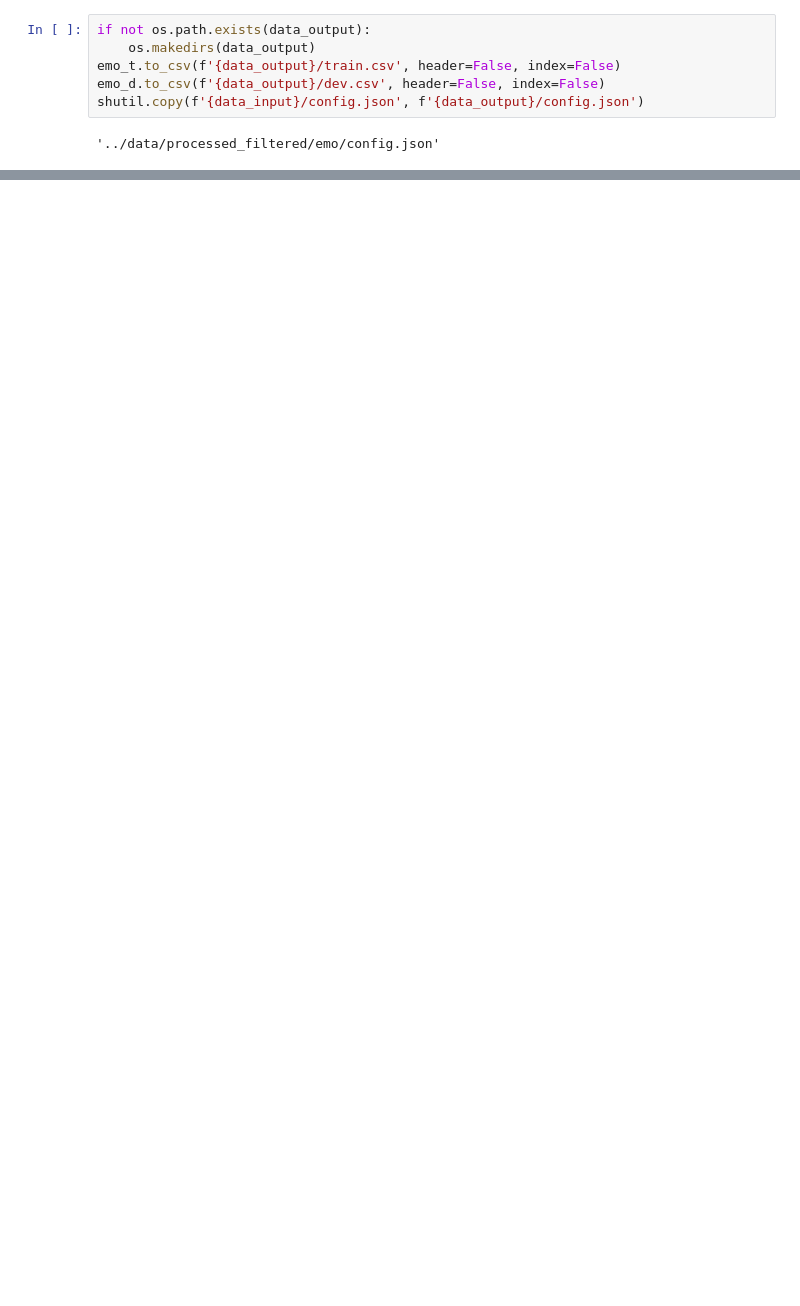
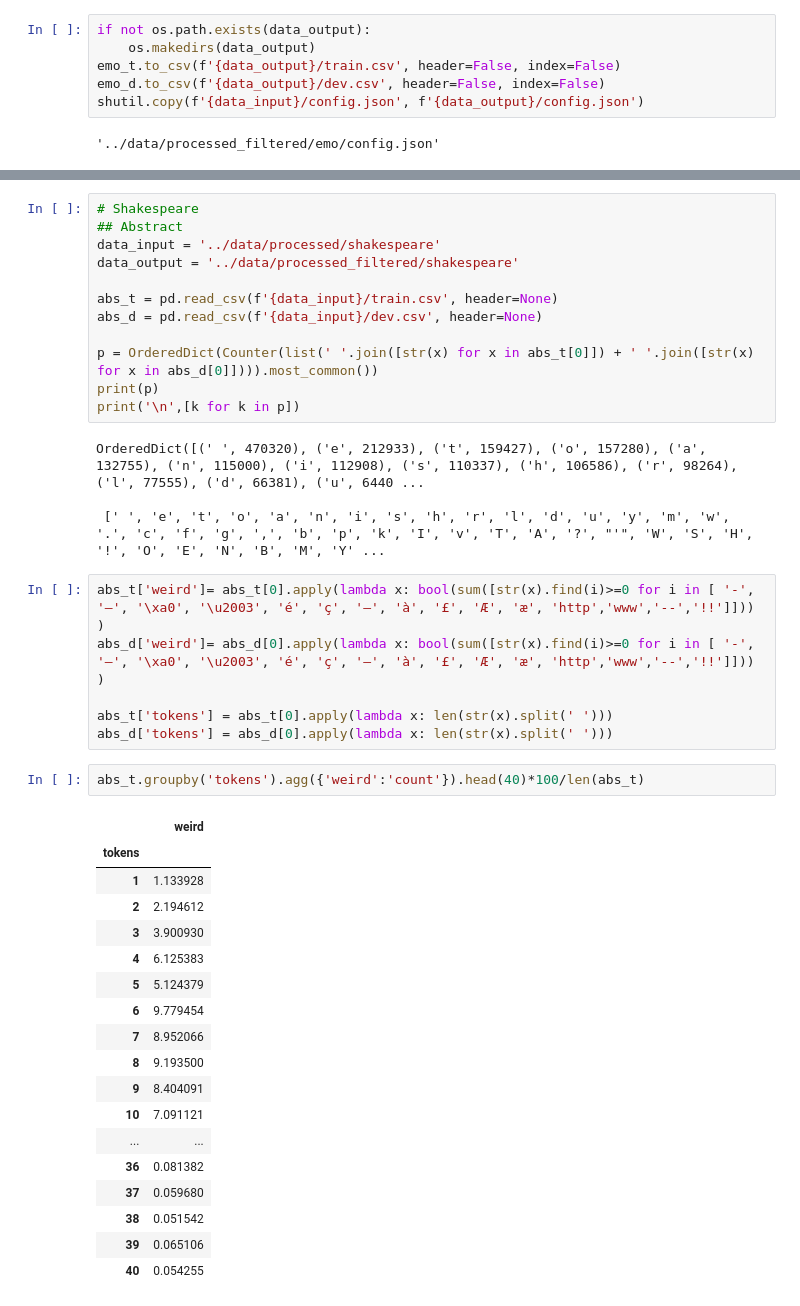
Before and after one commit to nuwandavek/marvin, a Jupyter notebook: ml/notebooks/JointModel_dataprep.ipynb, the cells around one changed output, grey strips where cells are left out. Drawn from its saved outputs; the diff is of its cells as text; blank space fills up the shorter version.

```diff
--- a/ml/notebooks/JointModel_dataprep.ipynb
+++ b/ml/notebooks/JointModel_dataprep.ipynb
@@ -547,0 +791,43 @@ shutil.copy(f'{data_input}/config.json', f'{data_output}/config.json')
+# %%
+# Shakespeare
+## Abstract
+data_input = '../data/processed/shakespeare'
+data_output = '../data/processed_filtered/shakespeare'
+
+abs_t = pd.read_csv(f'{data_input}/train.csv', header=None)
+abs_d = pd.read_csv(f'{data_input}/dev.csv', header=None)
+
+p = OrderedDict(Counter(list(' '.join([str(x) for x in abs_t[0]]) + ' '.join([str(x) for x in abs_d[0]]))).most_common())
+print(p)
+print('\n',[k for k in p])
+# %% [output]
+OrderedDict([(' ', 470320), ('e', 212933), ('t', 159427), ('o', 157280), ('a', 132755), ('n', 115000), ('i', 112908), ('s', 110337), ('h', 106586), ('r', 98264), ('l', 77555), ('d', 66381), ('u', 6440 ...
+
+ [' ', 'e', 't', 'o', 'a', 'n', 'i', 's', 'h', 'r', 'l', 'd', 'u', 'y', 'm', 'w', '.', 'c', 'f', 'g', ',', 'b', 'p', 'k', 'I', 'v', 'T', 'A', '?', "'", 'W', 'S', 'H', '!', 'O', 'E', 'N', 'B', 'M', 'Y' ...
+# %%
+abs_t['weird']= abs_t[0].apply(lambda x: bool(sum([str(x).find(i)>=0 for i in [ '-', '—', '\xa0', '\u2003', 'é', 'ç', '–', 'à', '£', 'Æ', 'æ', 'http','www','--','!!']])) )
+abs_d['weird']= abs_d[0].apply(lambda x: bool(sum([str(x).find(i)>=0 for i in [ '-', '—', '\xa0', '\u2003', 'é', 'ç', '–', 'à', '£', 'Æ', 'æ', 'http','www','--','!!']])) )
+
+abs_t['tokens'] = abs_t[0].apply(lambda x: len(str(x).split(' ')))
+abs_d['tokens'] = abs_d[0].apply(lambda x: len(str(x).split(' ')))
+# %%
+abs_t.groupby('tokens').agg({'weird':'count'}).head(40)*100/len(abs_t)
+# %% [output]
+|  | weird |
+| tokens |  |
+| 1 | 1.133928 |
+| 2 | 2.194612 |
+| 3 | 3.900930 |
+| 4 | 6.125383 |
+| 5 | 5.124379 |
+| 6 | 9.779454 |
+| 7 | 8.952066 |
+| 8 | 9.193500 |
+| 9 | 8.404091 |
+| 10 | 7.091121 |
+| ... | ... |
+| 36 | 0.081382 |
+| 37 | 0.059680 |
+| 38 | 0.051542 |
+| 39 | 0.065106 |
+| 40 | 0.054255 |
```
Also changed, not shown: parts of 34 cells of this notebook, 3 other files.
